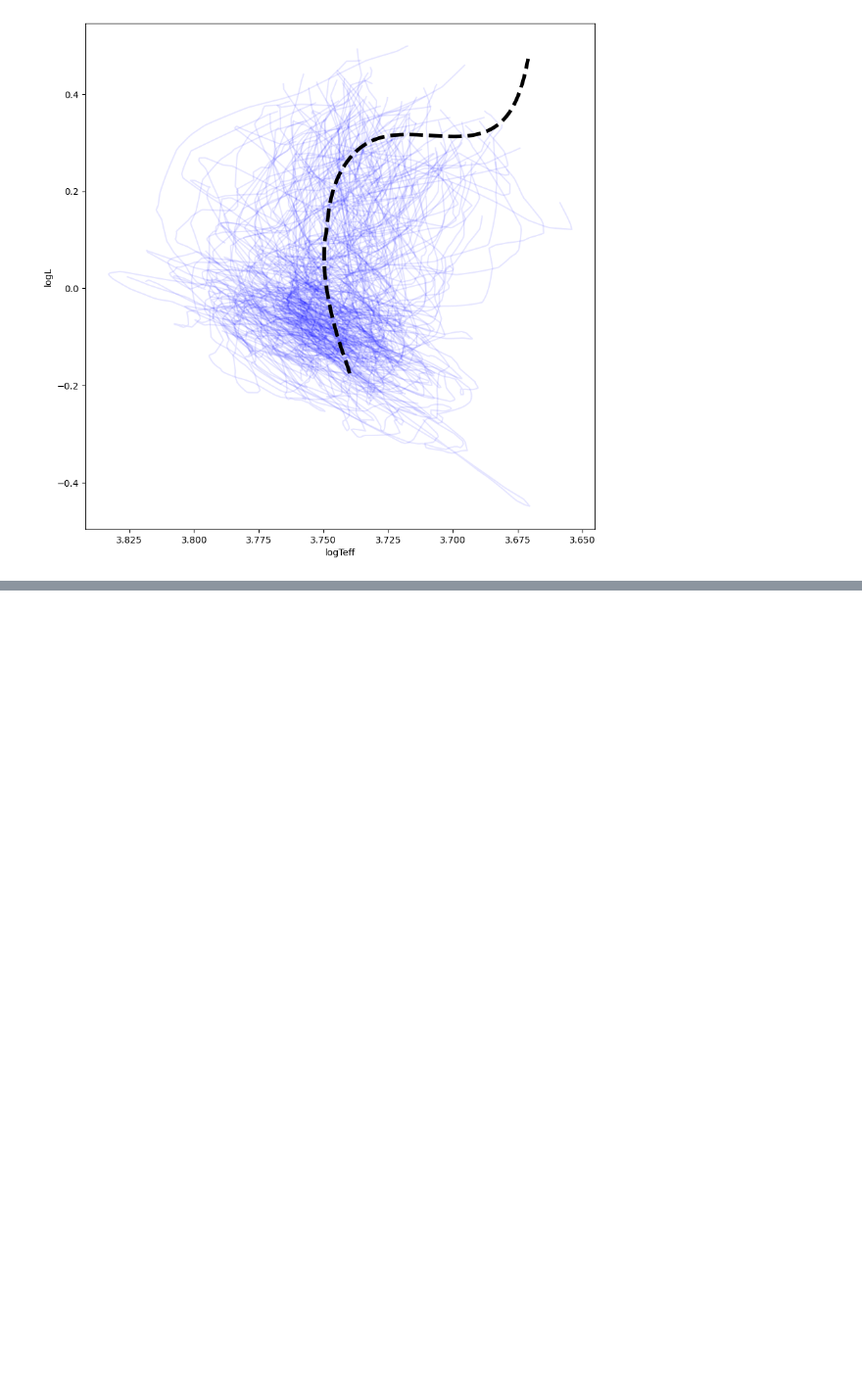
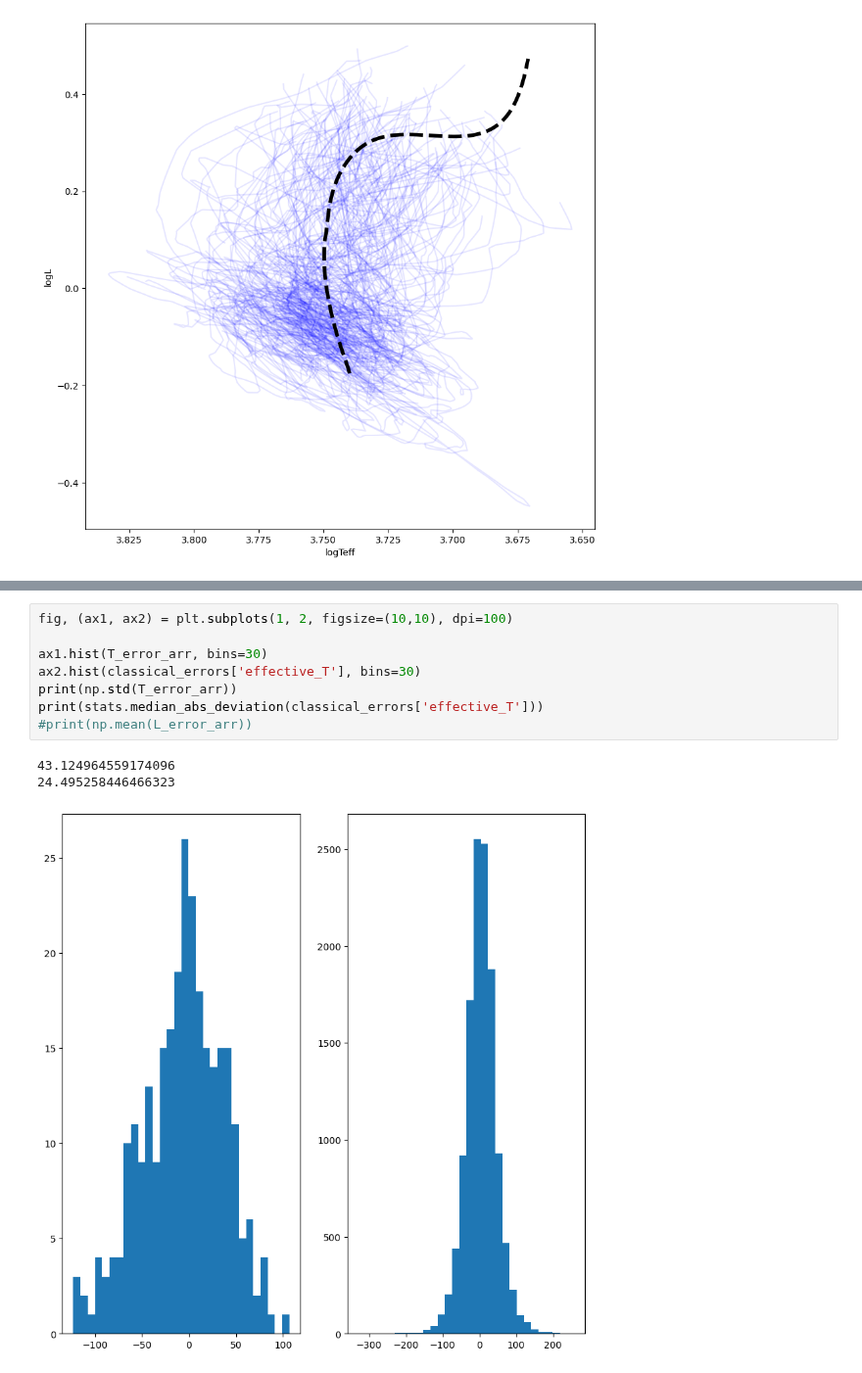
Before and after one commit to ojscutt/pitchfork, a Jupyter notebook: 3_angry_mob.ipynb, the cells around one changed output, grey strips where cells are left out. Shown at 98% size. Saved outputs shown, nothing was run; the diff lists cells and outputs as text; blank space fills up the shorter version.

```diff
--- a/3_angry_mob.ipynb
+++ b/3_angry_mob.ipynb
@@ -356,0 +393,12 @@ ValueError: autodetected range of [nan, nan] is not finite
+# %%
+fig, (ax1, ax2) = plt.subplots(1, 2, figsize=(10,10), dpi=100)
+
+ax1.hist(T_error_arr, bins=30)
+ax2.hist(classical_errors['effective_T'], bins=30)
+print(np.std(T_error_arr))
+print(stats.median_abs_deviation(classical_errors['effective_T']))
+#print(np.mean(L_error_arr))
+# %% [output]
+43.124964559174096
+24.495258446466323
+[figure, added]
```
Also changed, not shown: parts of 24 cells of this notebook.
